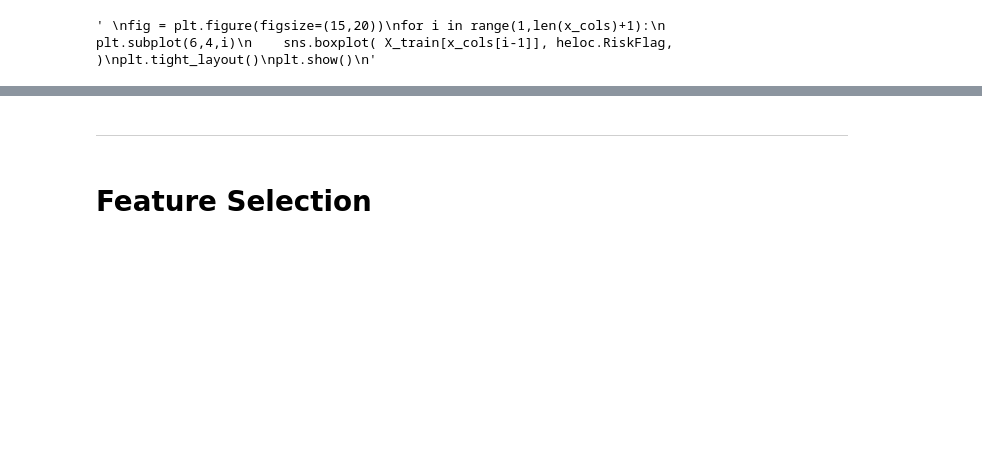
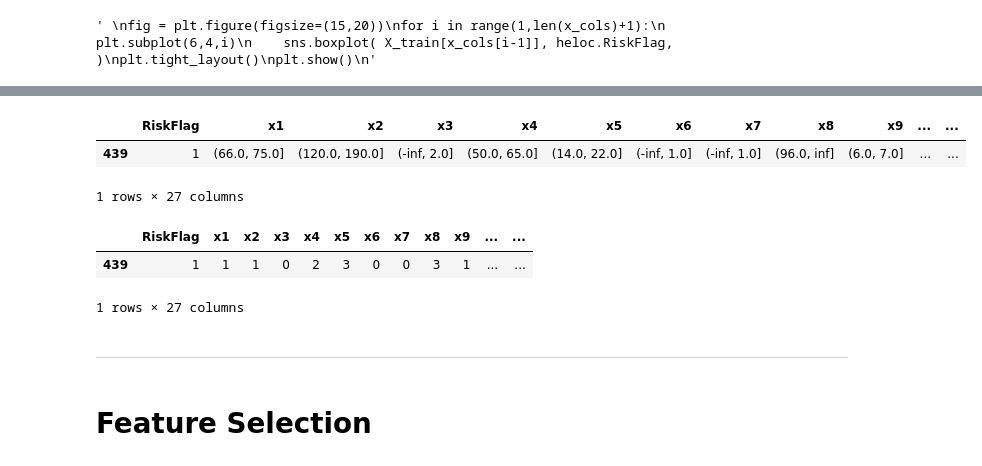
Before and after one commit to sumermalhotra/Heloc_group_project_6, a Jupyter notebook: Project.ipynb, the cells around one changed output, grey strips where cells are left out. Cells and saved outputs as stored; diff of their text form; code cells hidden in the pictures; blank space fills up the shorter version.

```diff
--- a/Project.ipynb
+++ b/Project.ipynb
@@ -171,0 +131,13 @@ Logisitic regression gives us a natural way of interpreting the model output- 'p
+# %%
+# new features
+heloc_tmp=heloc.copy()
+
+heloc_tmp['x24']=(heloc['x2']-heloc['x3'])/heloc['x4']
+
+heloc_tmp['x25']=(heloc['x2']-heloc['x9'])/heloc['x4']
+
+heloc_tmp['x26']=heloc['x5']/heloc['x4']
+# %%
+features=heloc_tmp.columns.tolist()[1:] # updated list of features
+# %%
+heloc_train, heloc_test = train_test_split(heloc_tmp, test_size=0.2, random_state=GID) # 80/20 train/test split
@@ -171,0 +150,14 @@ Logisitic regression gives us a natural way of interpreting the model output- 'p
+# %%
+# Binning
+
+import scorecardpy as sc
+
+heloc_train_tmp=heloc_train.copy()
+heloc_test_tmp=heloc_test.copy()
+
+for i in range(len(features)):
+    bins = sc.woebin(heloc_train_tmp, y='RiskFlag',x=features[i], method='tree')
+    breaks = np.insert(bins[features[i]]['breaks'].values.astype(np.float), 0, -np.inf)
+
+    heloc_train_tmp[features[i]] = pd.cut(heloc_train_tmp[features[i]], bins=breaks, right=True)
+    heloc_test_tmp[features[i]] = pd.cut(heloc_test_tmp[features[i]], bins=breaks, right=True)
@@ -171,0 +182,6 @@ Logisitic regression gives us a natural way of interpreting the model output- 'p
+# %%
+heloc_train_tmp.head(1)
+# %% [output]
+|  | RiskFlag | x1 | x2 | x3 | x4 | x5 | x6 | x7 | x8 | x9 | ... | ... |
+| 439 | 1 | (66.0, 75.0] | (120.0, 190.0] | (-inf, 2.0] | (50.0, 65.0] | (14.0, 22.0] | (-inf, 1.0] | (-inf, 1.0] | (96.0, inf] | (6.0, 7.0] | ... | ... |
+1 rows × 27 columns
@@ -172,3 +198,9 @@ Logisitic regression gives us a natural way of interpreting the model output- 'p
+# %%
+heloc_train_tmp.head(1)
+# %% [output]
+|  | RiskFlag | x1 | x2 | x3 | x4 | x5 | x6 | x7 | x8 | x9 | ... | ... |
+| 439 | 1 | 1 | 1 | 0 | 2 | 3 | 0 | 0 | 3 | 1 | ... | ... |
+1 rows × 27 columns
 # %% [markdown]
 ---
 # %% [markdown]
```
Also changed, not shown: parts of 38 cells of this notebook.
